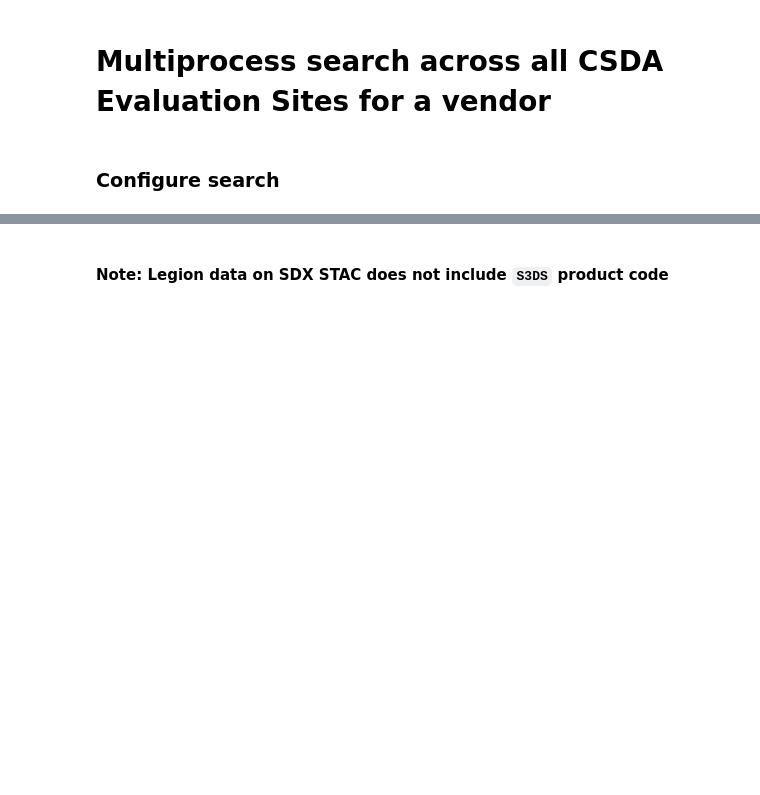
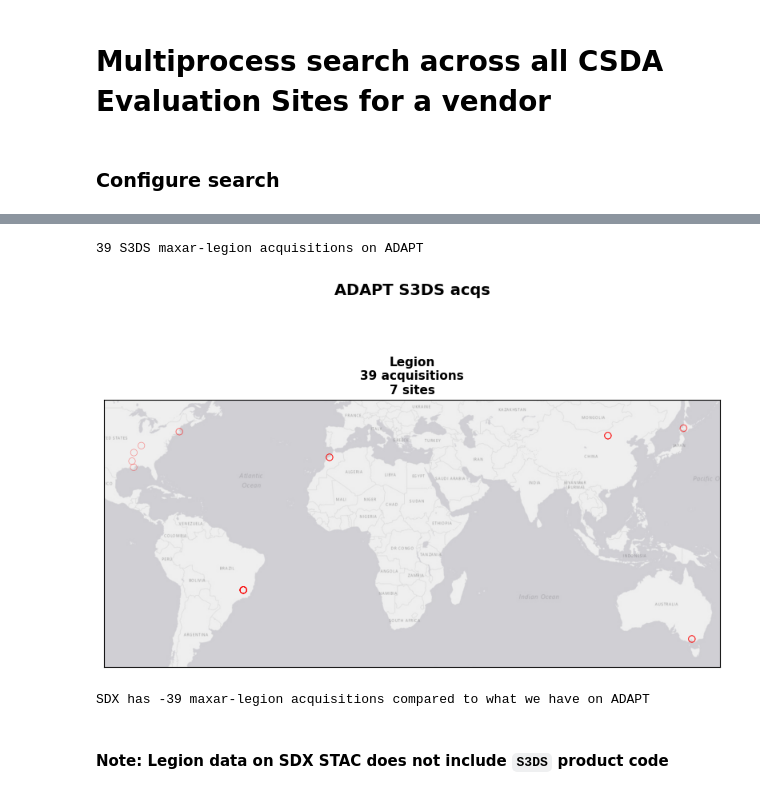
Before and after one commit to pahbs/csda_summaries, a Jupyter notebook: notebooks/csda_stac_search_legion.ipynb, the cells around one changed output, grey strips where cells are left out. Cells and saved outputs as stored; diff of their text form; code cells hidden in the pictures; blank space fills up the shorter version.

```diff
--- a/notebooks/csda_stac_search_legion.ipynb
+++ b/notebooks/csda_stac_search_legion.ipynb
@@ -297,3 +311,17 @@ stac_gdf.shape
+# %%
+PROD_SEARCH_STR = 'S3DS'
+adapt_gdf_sub = adapt_gdf[adapt_gdf['acquisition_id'].str.contains(PROD_SEARCH_STR, na=False)]
+print(f"{adapt_gdf_sub.shape[0]} {PROD_SEARCH_STR} {COLLECTION_LIST[0]} acquisitions on ADAPT")
+
+fig = staclib.plot_collections_map(adapt_gdf_sub, show_stats=True, collection_field='constellation', suptitle=f"ADAPT {PROD_SEARCH_STR} acqs", site_name_field='Site_Primary')
+plt.show()
+# %% [output]
+39 S3DS maxar-legion acquisitions on ADAPT
+[figure, added]
+# %%
+print(f"SDX has {stac_gdf_sub.shape[0] - adapt_gdf_sub.shape[0]} {COLLECTION_LIST[0]} acquisitions compared to what we have on ADAPT")
+# %% [output]
+SDX has -39 maxar-legion acquisitions compared to what we have on ADAPT
 # %% [markdown]
 #### Note: Legion data on SDX STAC does not include `S3DS` product code
 # %%
```
Also changed, not shown: parts of 19 cells of this notebook, 1 other file.
